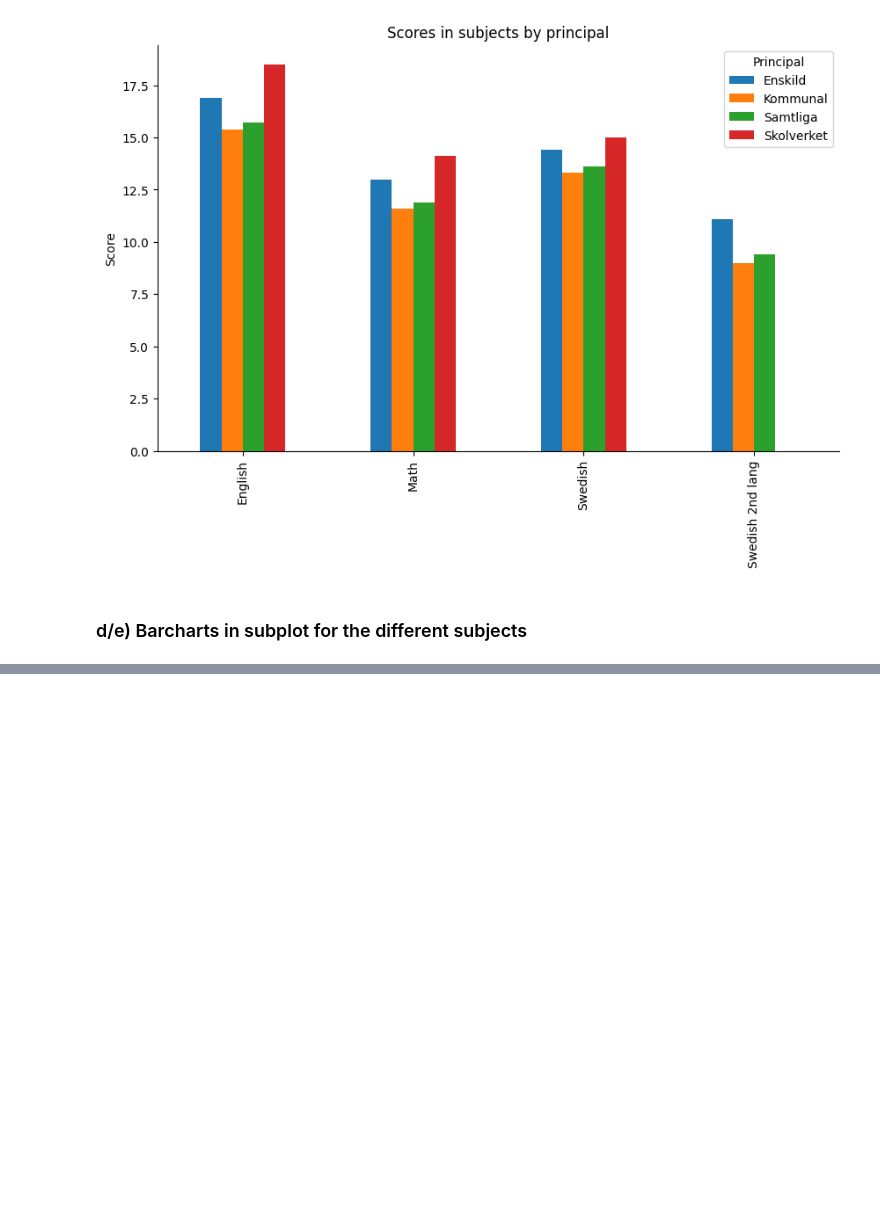
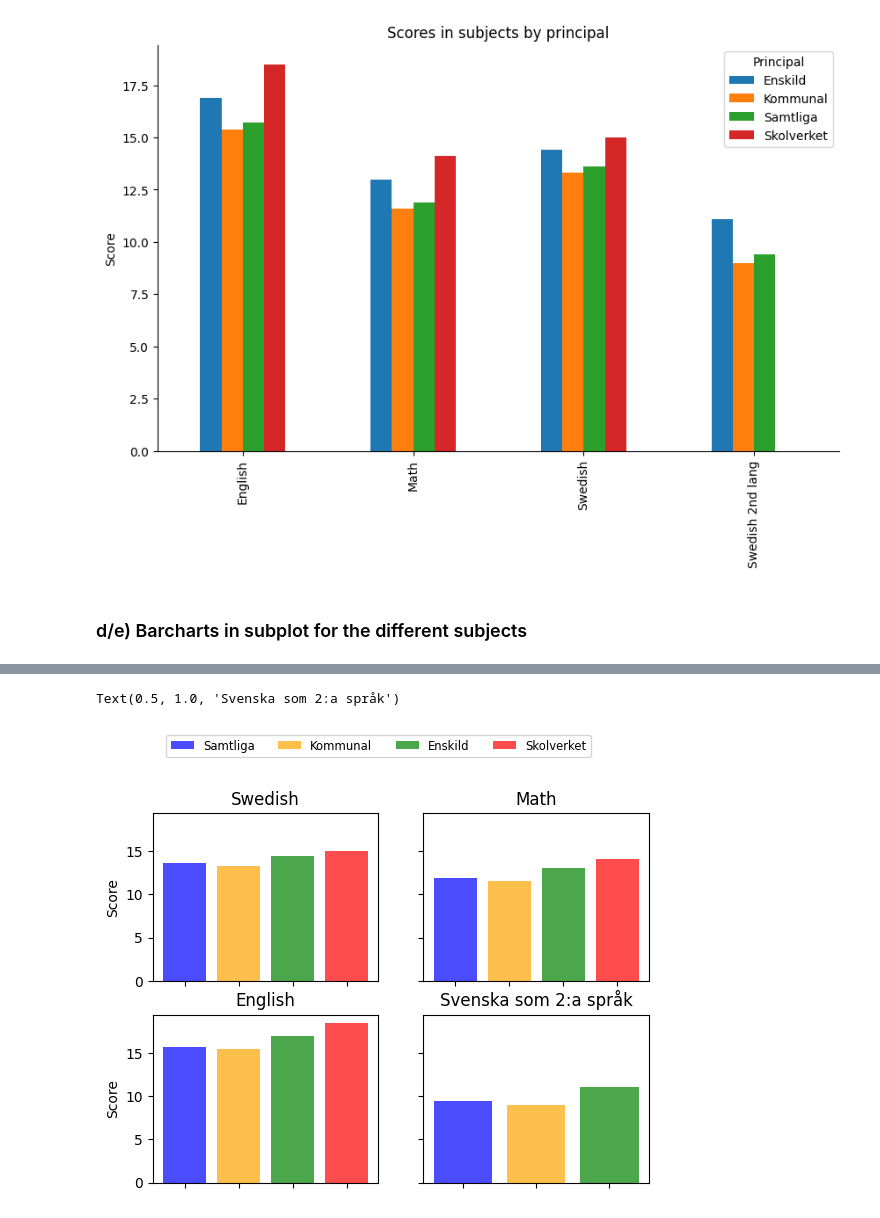
Before and after one commit to danlundh67/PISA-data-processing, a Jupyter notebook: pisa.ipynb, the cells around one changed output, grey strips where cells are left out. Saved outputs shown, nothing was run; the diff lists cells and outputs as text; code cells hidden in the pictures; blank space fills up the shorter version.

```diff
--- a/pisa.ipynb
+++ b/pisa.ipynb
@@ -158,0 +117,42 @@ leg
+# %%
+from matplotlib.lines import Line2D
+
+# Creating the plot consisting of 4 subplots (2x2)
+fig, axes = plt.subplots(nrows=2, ncols=2, sharey='all', squeeze=True)
+
+# First subplot. In this we state colors to be used for each category and express the legend,
+# using defined elements for each category
+axes[0,0].bar(df_swed['Huvudman'], df_swed['Score'], color=['blue', 'orange', 'green', 'red'], alpha=0.7, label=df_swed['Huvudman'])
+legend_elements = [Line2D([0], [0], color='blue', lw=10, label='Samtliga'),
+                   Line2D([0], [0], color='orange', lw=10, label='Kommunal'),
+                   Line2D([0], [0], color='green', lw=10, label='Enskild'),
+                   Line2D([0], [0], color='red', lw=10, label='Skolverket')]
+
+# Add legend with defined elements set title an Y-axis (for subplot [0,0] and [1,0])
+axes[0,0].legend(handles=legend_elements)
+axes[0,0].set_title('Swedish')
+
+axes[0,0].set_ylabel('Score')
+axes[1,0].set_ylabel('Score')
+
+# make the legend horizontal instead of vertical and move the legendbox to upper area, remove x-labels
+axes[0,0].legend(loc='upper center', bbox_to_anchor=(1, 1.5), ncol=len(ax.patches)//2, fontsize='small')
+axes[0,0].set_xticklabels([])
+
+# repeat for the subplot of math, english and swedish as a 2nd language, i.e. create plot
+# (without legend), remove x-axis labels and set the titles.
+axes[0,1].bar(df_math['Huvudman'], df_math['Score'], color=['blue', 'orange', 'green', 'red'], alpha=0.7)
+axes[0,1].set_xticklabels([])
+axes[0,1].set_title('Math')
+
+axes[1,0].bar(df_eng['Huvudman'], df_eng['Score'], color=['blue', 'orange', 'green', 'red'], alpha=0.7)
+axes[1,0].set_xticklabels([])
+axes[1,0].set_title('English')
+
+
+axes[1,1].bar(df_sv2sp['Huvudman'], df_sv2sp['Score'], color=['blue', 'orange', 'green', 'red'], alpha=0.7)
+axes[1,1].set_xticklabels([])
+axes[1,1].set_title('Svenska som 2:a språk')
+# %% [output]
+Text(0.5, 1.0, 'Svenska som 2:a språk')
+[figure, added]
```
Also changed, not shown: parts of 5 cells of this notebook.
